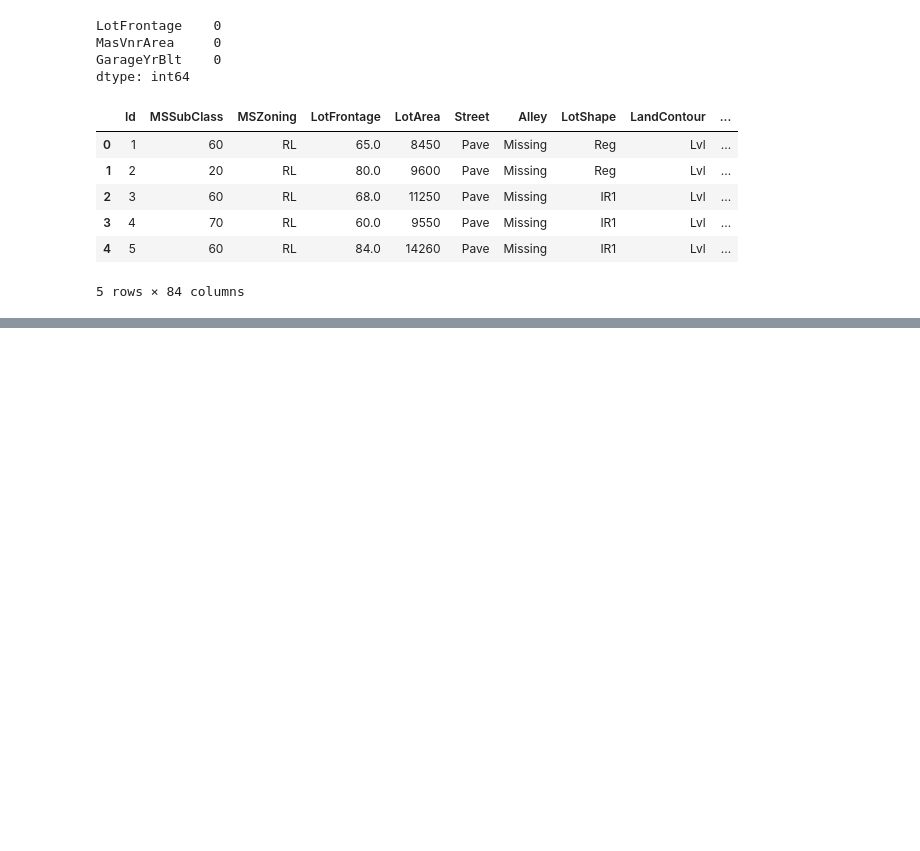
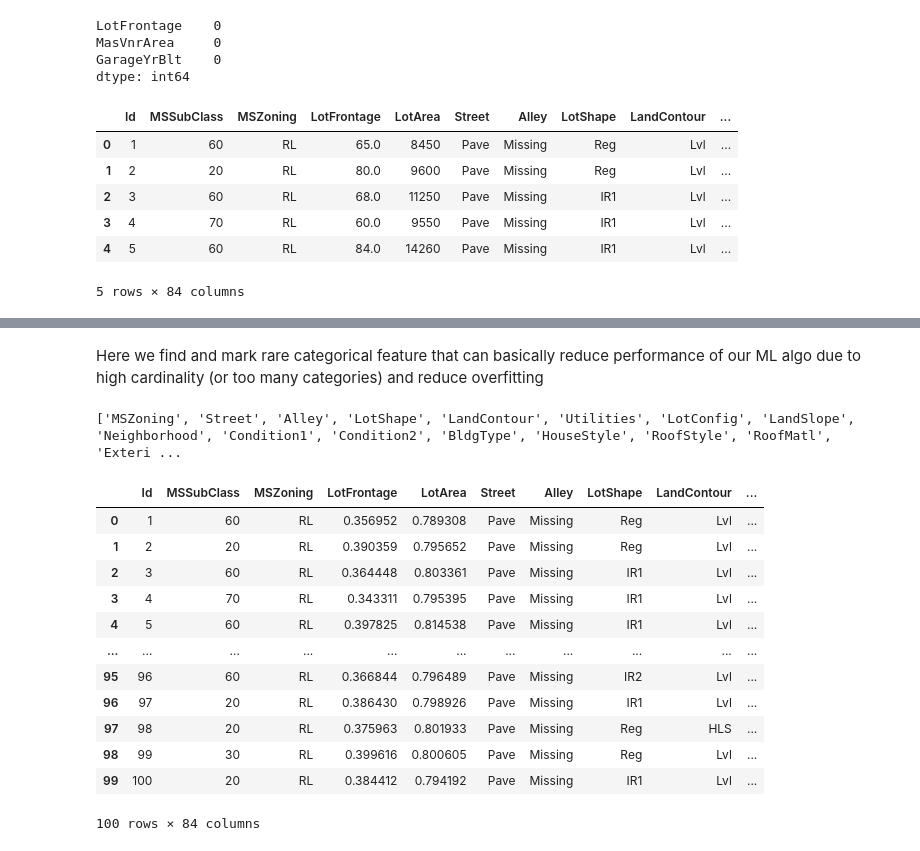
Before and after one commit to Vishesh3011/exploratory-data-analysis, a Jupyter notebook: feature_engineering/feature_engineering.ipynb, the cells around one changed output, grey strips where cells are left out. Drawn from its saved outputs; the diff is of its cells as text; code cells hidden in the pictures; blank space fills up the shorter version.

```diff
--- a/feature_engineering/feature_engineering.ipynb
+++ b/feature_engineering/feature_engineering.ipynb
@@ -146,0 +149,7 @@ df[['YearBuilt', 'YearRemodAdd', "GarageYrBlt"]].head()
+# %%
+num_feat = ['LotFrontage', 'LotArea', '1stFlrSF', 'GrLivArea', 'SalePrice']
+
+for feat in num_feat:
+    df[feat] = np.log(df[feat])
+
+df.head()
@@ -146,0 +164,28 @@ df[['YearBuilt', 'YearRemodAdd', "GarageYrBlt"]].head()
+# %% [markdown]
+Here we find and mark rare categorical feature that can basically reduce performance of our ML algo due to high cardinality (or too many categories) and reduce overfitting
+# %%
+cat_feat = [feat for feat in df.columns if df[feat].dtype == 'O']
+print(cat_feat)
+# %% [output]
+['MSZoning', 'Street', 'Alley', 'LotShape', 'LandContour', 'Utilities', 'LotConfig', 'LandSlope', 'Neighborhood', 'Condition1', 'Condition2', 'BldgType', 'HouseStyle', 'RoofStyle', 'RoofMatl', 'Exteri ...
+# %%
+for feat in cat_feat:
+    temp = df.groupby(feat)['SalePrice'].count()/len(df)
+    temp_df = temp[temp > 0.01].index
+    df[feat] = np.where(df[feat].isin(temp_df), df[feat], 'Rare_var')
+# %%
+df.head(100)
+# %% [output]
+|  | Id | MSSubClass | MSZoning | LotFrontage | LotArea | Street | Alley | LotShape | LandContour | ... |
+| 0 | 1 | 60 | RL | 0.356952 | 0.789308 | Pave | Missing | Reg | Lvl | ... |
+| 1 | 2 | 20 | RL | 0.390359 | 0.795652 | Pave | Missing | Reg | Lvl | ... |
+| 2 | 3 | 60 | RL | 0.364448 | 0.803361 | Pave | Missing | IR1 | Lvl | ... |
+| 3 | 4 | 70 | RL | 0.343311 | 0.795395 | Pave | Missing | IR1 | Lvl | ... |
+| 4 | 5 | 60 | RL | 0.397825 | 0.814538 | Pave | Missing | IR1 | Lvl | ... |
+| ... | ... | ... | ... | ... | ... | ... | ... | ... | ... | ... |
+| 95 | 96 | 60 | RL | 0.366844 | 0.796489 | Pave | Missing | IR2 | Lvl | ... |
+| 96 | 97 | 20 | RL | 0.386430 | 0.798926 | Pave | Missing | IR1 | Lvl | ... |
+| 97 | 98 | 20 | RL | 0.375963 | 0.801933 | Pave | Missing | Reg | HLS | ... |
+| 98 | 99 | 30 | RL | 0.399616 | 0.800605 | Pave | Missing | Reg | Lvl | ... |
+| 99 | 100 | 20 | RL | 0.384412 | 0.794192 | Pave | Missing | IR1 | Lvl | ... |
+100 rows × 84 columns
```
Also changed, not shown: parts of 14 cells of this notebook, 2 other files.
